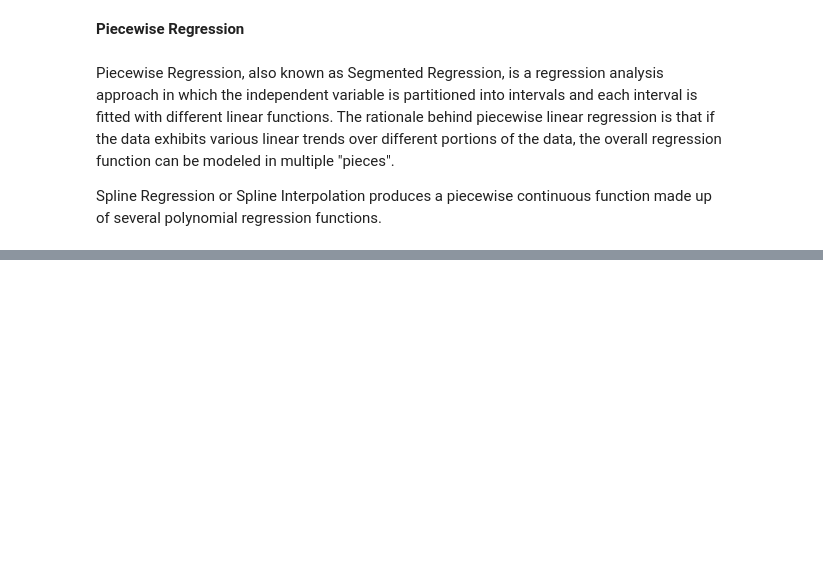
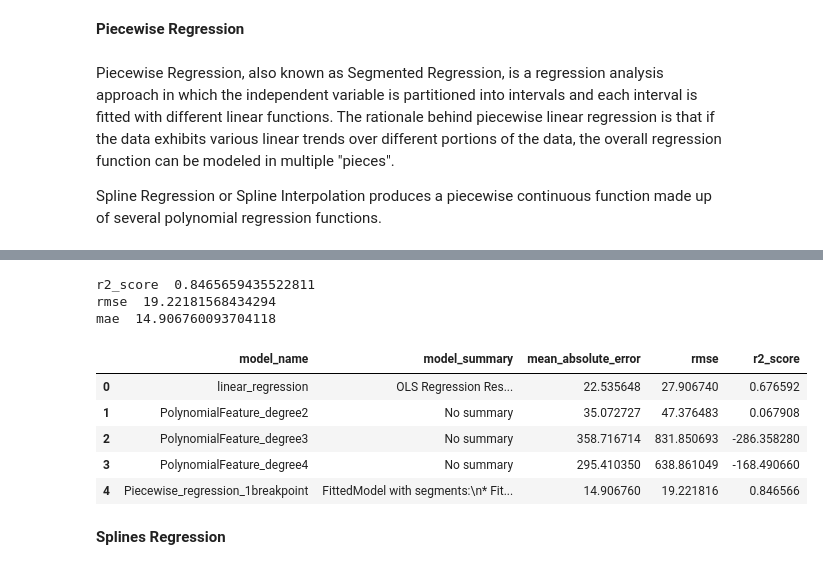
Before and after one commit to sk-aili/sports-analytics-2, a Jupyter notebook: lib/polynomial_regression.ipynb, the cells around one changed output, grey strips where cells are left out. Cells and saved outputs as stored; diff of their text form; code cells hidden in the pictures; blank space fills up the shorter version.

```diff
--- a/lib/polynomial_regression.ipynb
+++ b/lib/polynomial_regression.ipynb
@@ -1125,0 +1159,6 @@ RMSE of the model is  2657.5244403717697
+# %%
+# append the PolynomialFeature_degree2 results to metrics_df
+d = {'model_name': 'PolynomialFeature_degree3', 'model_summary': 'No summary', 'mean_absolute_error': mean_absolute_error(y_test, predictions), 'rmse': np.sqrt(mean_squared_error(y_test, predictions)), 'r2_score': metrics.r2_score(y_test, predictions)}
+
+metrics_df = metrics_df.append(d, ignore_index=True)
+metrics_df
@@ -1145,0 +1190,6 @@ RMSE of the model is  2135.38250261062
+# %%
+# append the PolynomialFeature_degree2 results to metrics_df
+d = {'model_name': 'PolynomialFeature_degree4', 'model_summary': 'No summary', 'mean_absolute_error': mean_absolute_error(y_test, predictions), 'rmse': np.sqrt(mean_squared_error(y_test, predictions)), 'r2_score': metrics.r2_score(y_test, predictions)}
+
+metrics_df = metrics_df.append(d, ignore_index=True)
+metrics_df
@@ -1199,0 +1367,3 @@ Notes:
+# %%
+model_piecewise = piecewise(X_train_clean.WL.ravel(), y_train.ravel())
+model_piecewise
@@ -1199,0 +1378,3 @@ Notes:
+# %%
+y_pred = model_piecewise.predict(test.WL.ravel())
+y_pred
@@ -1199,0 +1390,24 @@ Notes:
+# %%
+from sklearn.metrics import r2_score, mean_squared_error, mean_absolute_error
+print("r2_score ", r2_score(y_test, y_pred))
+print("rmse ", np.sqrt(mean_squared_error(y_test, y_pred)))
+print("mae ", mean_absolute_error(y_test, y_pred))
+# %% [output]
+r2_score  0.8465659435522811
+rmse  19.22181568434294
+mae  14.906760093704118
+# %%
+# append the Piecewise_regression_1breakpoint results to metrics_df
+d = {'model_name': 'Piecewise_regression_1breakpoint', 'model_summary': model_piecewise, 'mean_absolute_error': mean_absolute_error(y_test, y_pred), 'rmse': np.sqrt(mean_squared_error(y_test, y_pred)), 'r2_score': metrics.r2_score(y_test, y_pred)}
+
+metrics_df = metrics_df.append(d, ignore_index=True)
+metrics_df
+# %% [output]
+|  | model_name | model_summary | mean_absolute_error | rmse | r2_score |
+| 0 | linear_regression | OLS Regression Res... | 22.535648 | 27.906740 | 0.676592 |
+| 1 | PolynomialFeature_degree2 | No summary | 35.072727 | 47.376483 | 0.067908 |
+| 2 | PolynomialFeature_degree3 | No summary | 358.716714 | 831.850693 | -286.358280 |
+| 3 | PolynomialFeature_degree4 | No summary | 295.410350 | 638.861049 | -168.490660 |
+| 4 | Piecewise_regression_1breakpoint | FittedModel with segments:\n* Fit... | 14.906760 | 19.221816 | 0.846566 |
+# %% [markdown]
+**Splines Regression**
```
Also changed, not shown: parts of 53 cells of this notebook, 10 other files.
